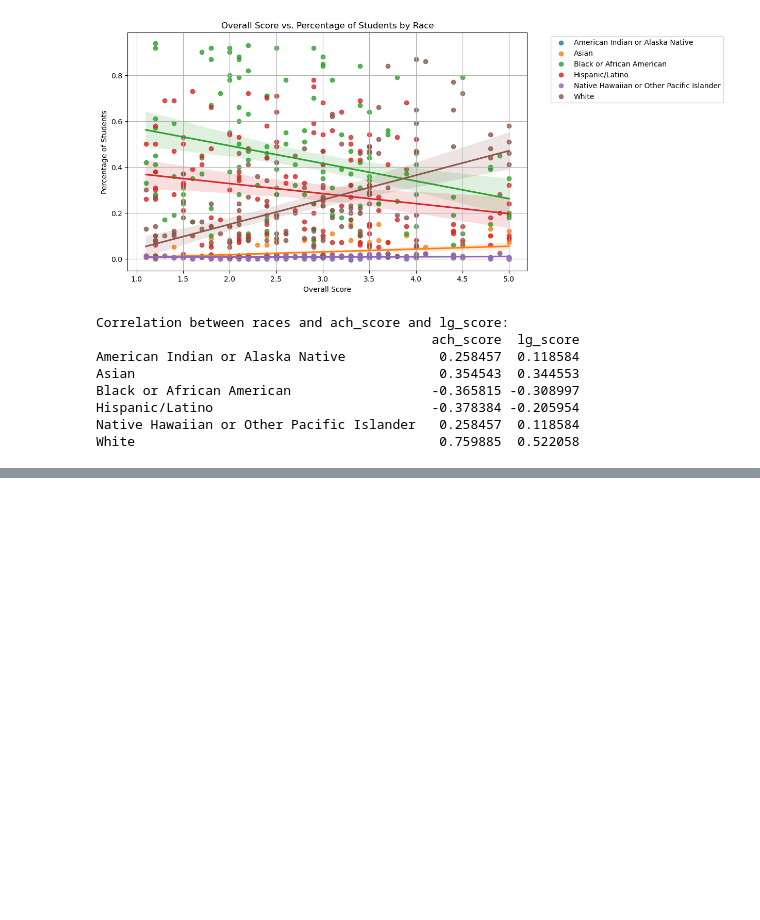
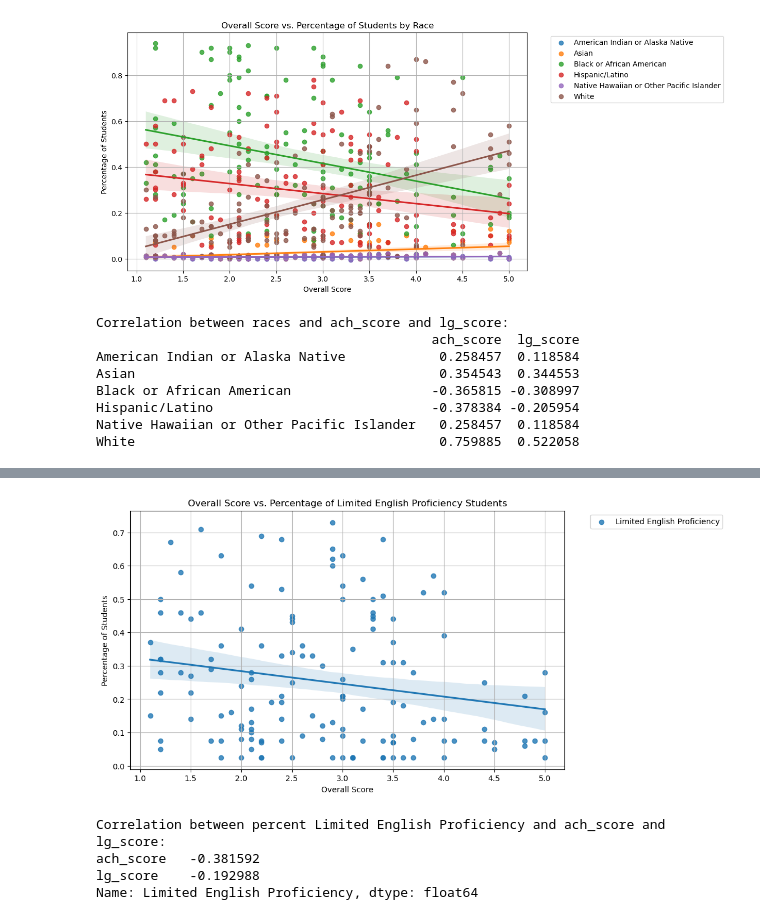
Before and after one commit to jessicabohannon/CAPSTONE, a Jupyter notebook: notebooks/capstone_eda.ipynb, the cells around one changed output, grey strips where cells are left out. Cells and saved outputs as stored; diff of their text form; code cells hidden in the pictures; blank space fills up the shorter version.

```diff
--- a/notebooks/capstone_eda.ipynb
+++ b/notebooks/capstone_eda.ipynb
@@ -348,0 +425,38 @@ White                                       0.759885  0.522058
+# %%
+# Scatterplot of Limited English Proficiency and Overall Score
+
+# Dropping rows with missing values
+selected = enrollment_and_academic[['lg_score', 'Limited English Proficiency']].dropna()
+
+# Scatterplot with trendlines
+plt.figure(figsize=(10, 6))
+sns.regplot(data=selected, x='lg_score', y='Limited English Proficiency', label='Limited English Proficiency') # add scatter=False to show only trendlines
+
+plt.xlabel('Overall Score')
+plt.ylabel('Percentage of Students')
+plt.title('Overall Score vs. Percentage of Limited English Proficiency Students')
+plt.legend(bbox_to_anchor=(1.05, 1), loc='upper left')
+plt.grid(True)
+plt.show()
+# %% [output]
+[figure, added]
+# %%
+# Correlation, scores and Limited English Proficiency
+
+# Select columns for correlation analysis
+columns_of_interest = ['Limited English Proficiency'] + ['ach_score', 'lg_score']
+
+# Calculate correlation matrix
+correlation_matrix = enrollment_and_academic[columns_of_interest].corr()
+
+# Extract correlations of races with ach_score and lg_score
+lang_correlations = correlation_matrix.loc['Limited English Proficiency', ['ach_score', 'lg_score']]
+
+# Print correlation matrix
+print("Correlation between percent Limited English Proficiency and ach_score and lg_score:")
+print(lang_correlations)
+# %% [output]
+Correlation between percent Limited English Proficiency and ach_score and lg_score:
+ach_score   -0.381592
+lg_score    -0.192988
+Name: Limited English Proficiency, dtype: float64
```
Also changed, not shown: parts of 11 cells of this notebook.
